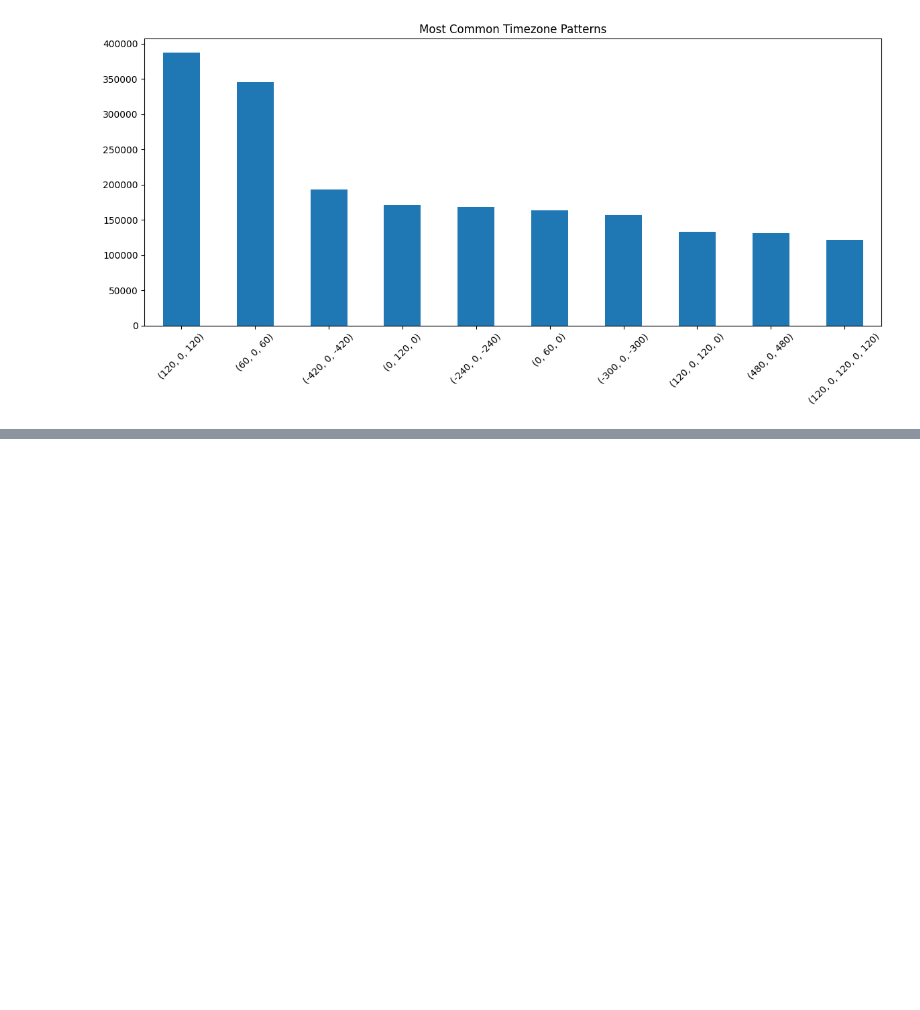
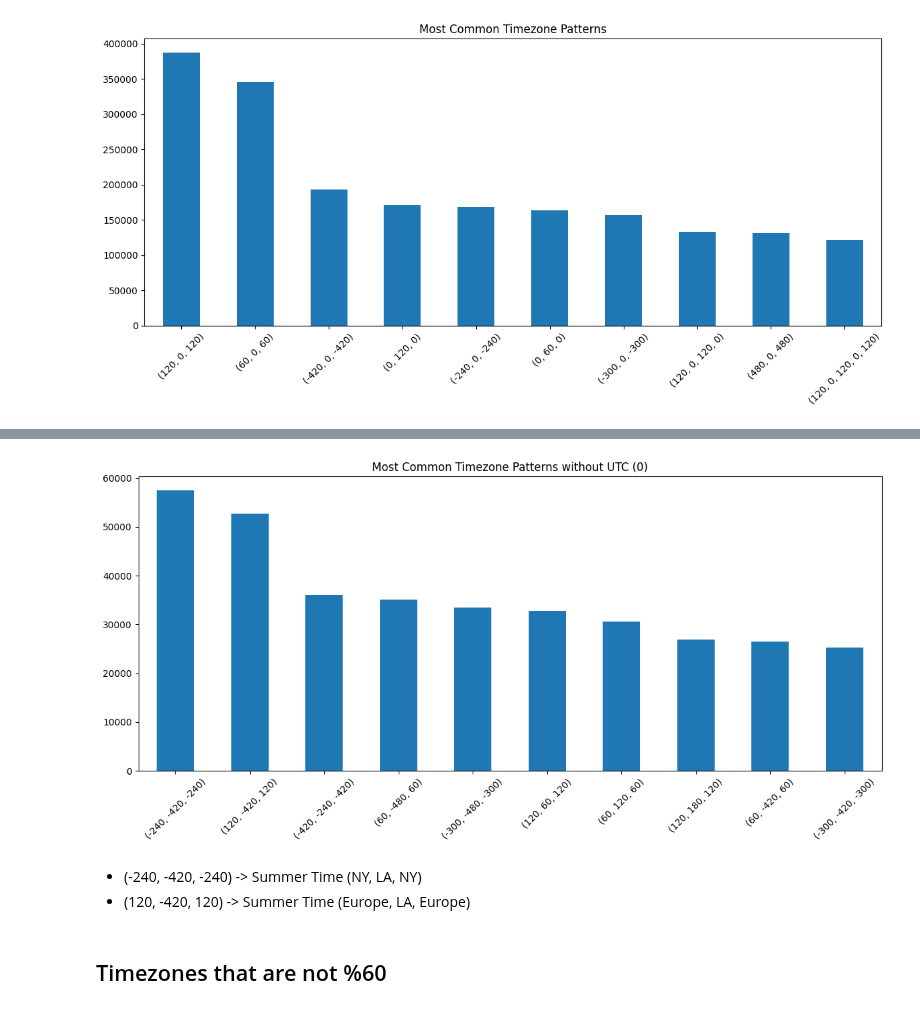
Before and after one commit to srapaport/timestamps-anomalies, a Jupyter notebook: notebook/global_analysis_windows.ipynb, the cells around one changed output, grey strips where cells are left out. Drawn from its saved outputs; the diff is of its cells as text; code cells hidden in the pictures; blank space fills up the shorter version.

```diff
--- a/notebook/global_analysis_windows.ipynb
+++ b/notebook/global_analysis_windows.ipynb
@@ -194,0 +199,2 @@ plt.tight_layout()
+# %%
+df_without_utc = df.loc[df['timezones'].apply(lambda x: 0 not in x)]
@@ -194,0 +229,18 @@ plt.tight_layout()
+# %%
+timezone_patterns_no_UTC = df_without_utc.groupby('author')['timezones'].apply(
+    lambda x: [tuple(w) for w in x]
+)
+common_patterns_no_UTC = pd.Series([p for patterns in timezone_patterns_no_UTC for p in patterns]).value_counts()
+# %%
+plt.figure(figsize=(12,6))
+common_patterns_no_UTC.head(10).plot(kind='bar')
+plt.title('Most Common Timezone Patterns without UTC (0)')
+plt.xticks(rotation=45)
+plt.tight_layout()
+# %% [output]
+[figure, added]
+# %% [markdown]
+- (-240, -420, -240) -> Summer Time (NY, LA, NY)
+- (120, -420, 120) -> Summer Time (Europe, LA, Europe)
+# %% [markdown]
+## Timezones that are not %60
```
Also changed, not shown: parts of 21 cells of this notebook, 1 other file.
